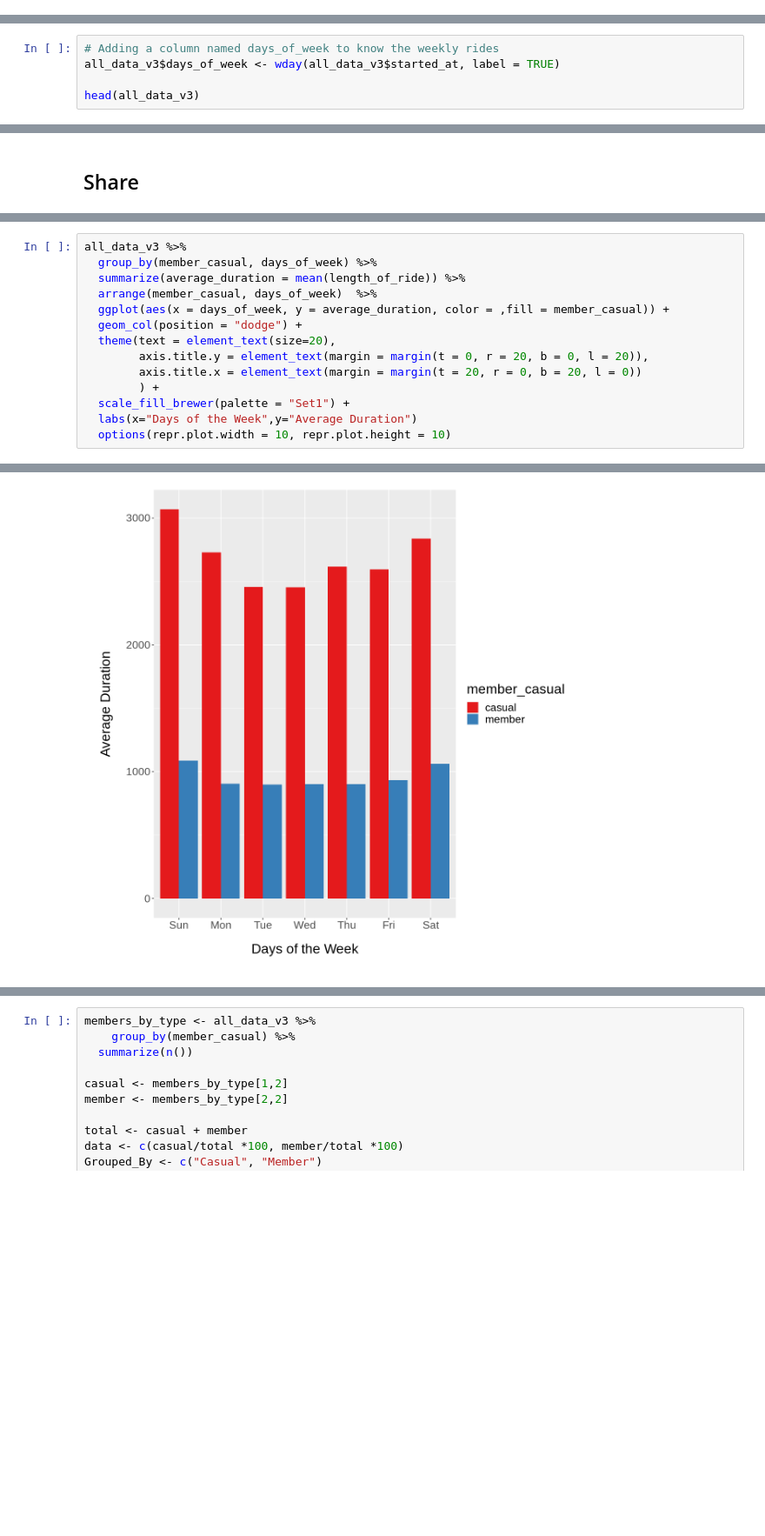
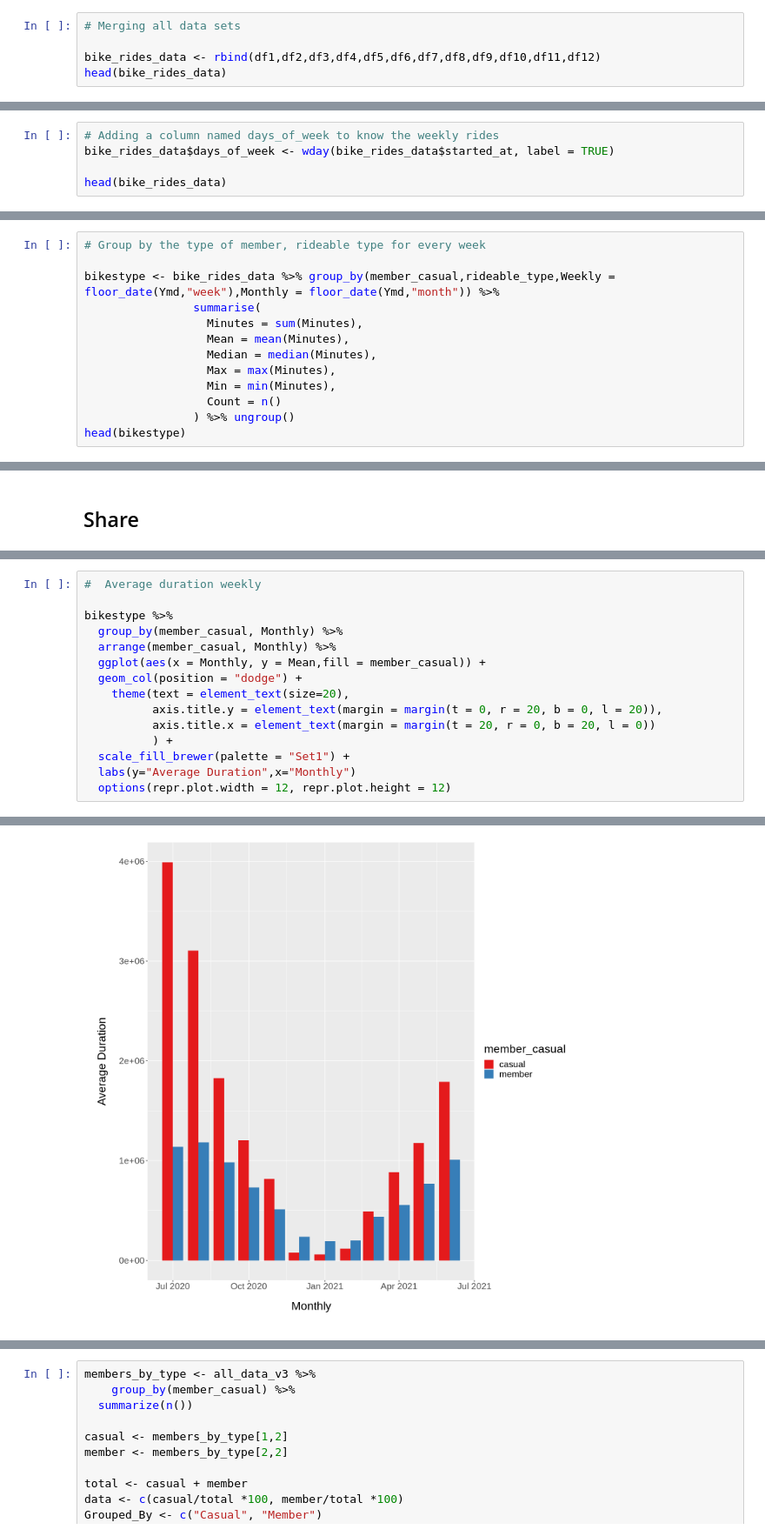
Before and after one commit to twilight-warlock/Cyclist-dataset-analysis, a Jupyter notebook: Cyclistic_Bike_Share_Analysis.ipynb, the cells around one changed output, grey strips where cells are left out. Shown at 87% size. Drawn from its saved outputs; the diff is of its cells as text; blank space fills up the shorter version.

```diff
--- a/Cyclistic_Bike_Share_Analysis.ipynb
+++ b/Cyclistic_Bike_Share_Analysis.ipynb
@@ -109,0 +72,5 @@ A tibble: 6 × 9
+# %%
+# Merging all data sets
+
+bike_rides_data <- rbind(df1,df2,df3,df4,df5,df6,df7,df8,df9,df10,df11,df12)
+head(bike_rides_data)
@@ -166,6 +187,6 @@ A tibble: 6 × 10
 # %%
 # Adding a column named days_of_week to know the weekly rides
-all_data_v3$days_of_week <- wday(all_data_v3$started_at, label = TRUE)
+bike_rides_data$days_of_week <- wday(bike_rides_data$started_at, label = TRUE)
 
-head(all_data_v3)
+head(bike_rides_data)
 # %% [output]
@@ -288,0 +261,13 @@ A grouped_df: 14 × 4
+# %%
+# Group by the type of member, rideable type for every week
+
+bikestype <- bike_rides_data %>% group_by(member_casual,rideable_type,Weekly = floor_date(Ymd,"week"),Monthly = floor_date(Ymd,"month")) %>%
+                summarise(
+                  Minutes = sum(Minutes),
+                  Mean = mean(Minutes),
+                  Median = median(Minutes),
+                  Max = max(Minutes),
+                  Min = min(Minutes),
+                  Count = n()
+                ) %>% ungroup()
+head(bikestype)
@@ -308,15 +354,16 @@ all_data_v3 %>%
 # %%
-all_data_v3 %>%
-  group_by(member_casual, days_of_week) %>%
-  summarize(average_duration = mean(length_of_ride)) %>%
-  arrange(member_casual, days_of_week)  %>%
-  ggplot(aes(x = days_of_week, y = average_duration, color = ,fill = member_casual)) +
+#  Average duration weekly
+
+bikestype %>%
+  group_by(member_casual, Monthly) %>%
+  arrange(member_casual, Monthly) %>%
+  ggplot(aes(x = Monthly, y = Mean,fill = member_casual)) +
   geom_col(position = "dodge") +
-  theme(text = element_text(size=20),
-        axis.title.y = element_text(margin = margin(t = 0, r = 20, b = 0, l = 20)),
-        axis.title.x = element_text(margin = margin(t = 20, r = 0, b = 20, l = 0))
-        ) +
+    theme(text = element_text(size=20),
+          axis.title.y = element_text(margin = margin(t = 0, r = 20, b = 0, l = 20)),
+          axis.title.x = element_text(margin = margin(t = 20, r = 0, b = 20, l = 0))
+          ) +
   scale_fill_brewer(palette = "Set1") +
-  labs(x="Days of the Week",y="Average Duration")
-  options(repr.plot.width = 10, repr.plot.height = 10)
+  labs(y="Average Duration",x="Monthly")
+  options(repr.plot.width = 12, repr.plot.height = 12)
 # %% [output]
@@ -325,2 +370,2 @@ all_data_v3 %>%
 Don't know how to automatically pick scale for object of type difftime. Defaulting to continuous.
-[figure, old version]
+[figure, new version]
```
Also changed, not shown: parts of 47 cells of this notebook.
